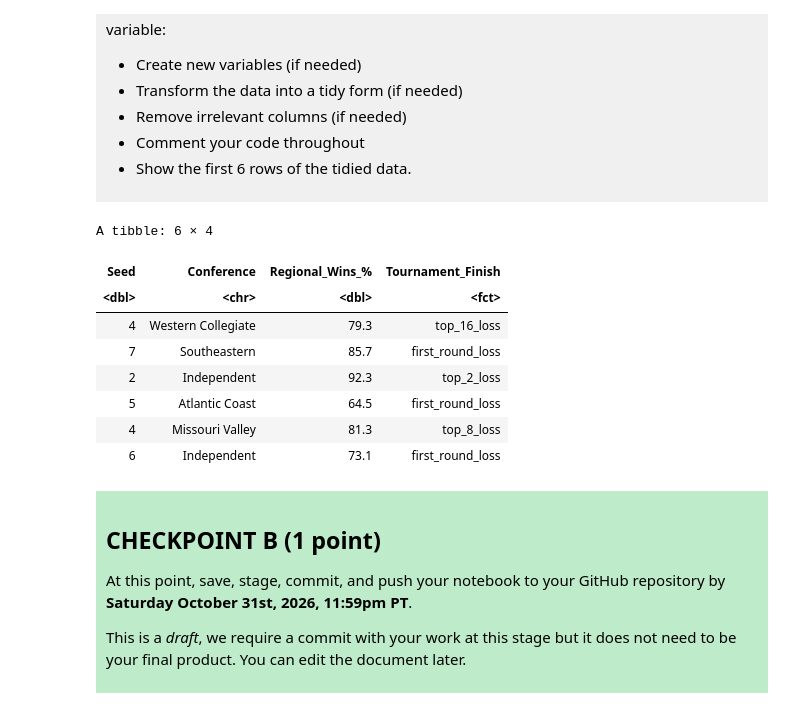
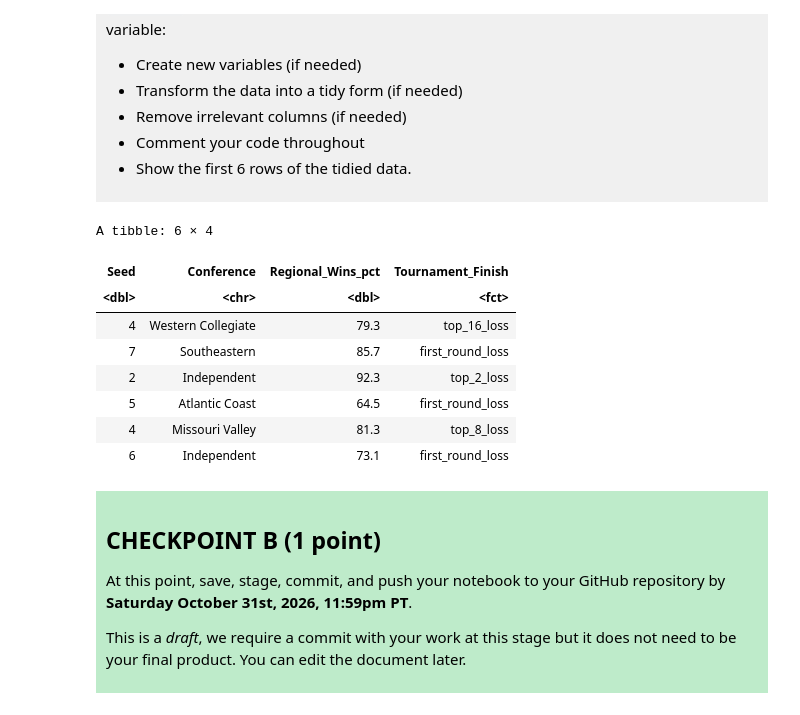
Before and after one commit to agoh123/dsci-100-project-albert-goharian, a Jupyter notebook: dsci-100-project-notebook.ipynb, the cells around one changed output. Cells and saved outputs as stored; diff of their text form; code cells hidden in the pictures.

```diff
--- a/dsci-100-project-notebook.ipynb
+++ b/dsci-100-project-notebook.ipynb
@@ -233,13 +233,15 @@ Produce a tidy data set that could be used to answer your research question usin
 # %%
 tidy_women_data <- women_data |>
 select(seed, conference, reg_wins_pct, tourney_finish) |>
-rename("Seed" = seed, "Conference" = conference, "Regional_Wins_%" = reg_wins_pct, "Tournament_Finish" = tourney_finish) |>
-mutate(Tournament_Finish = as_factor(Tournament_Finish))
+rename("Seed" = seed, "Conference" = conference, "Regional_Wins_pct" = reg_wins_pct, "Tournament_Finish" = tourney_finish) |>
+mutate(Tournament_Finish = as_factor(Tournament_Finish)) |>
+mutate(Tournament_Finish = factor(Tournament_Finish, levels = c("opening_round_loss", "first_round_loss", "second_round_loss",
+                                                                "top_16_loss", "top_8_loss", "top_4_loss", "top_2_loss", "champ")))
 
 head(tidy_women_data, 6)
 # %% [output]
 A tibble: 6 × 4
-| Seed | Conference | Regional_Wins_% | Tournament_Finish |
+| Seed | Conference | Regional_Wins_pct | Tournament_Finish |
 | <dbl> | <chr> | <dbl> | <fct> |
 | 4 | Western Collegiate | 79.3 | top_16_loss |
 | 7 | Southeastern | 85.7 | first_round_loss |
```
Also changed, not shown: parts of 10 cells of this notebook.
